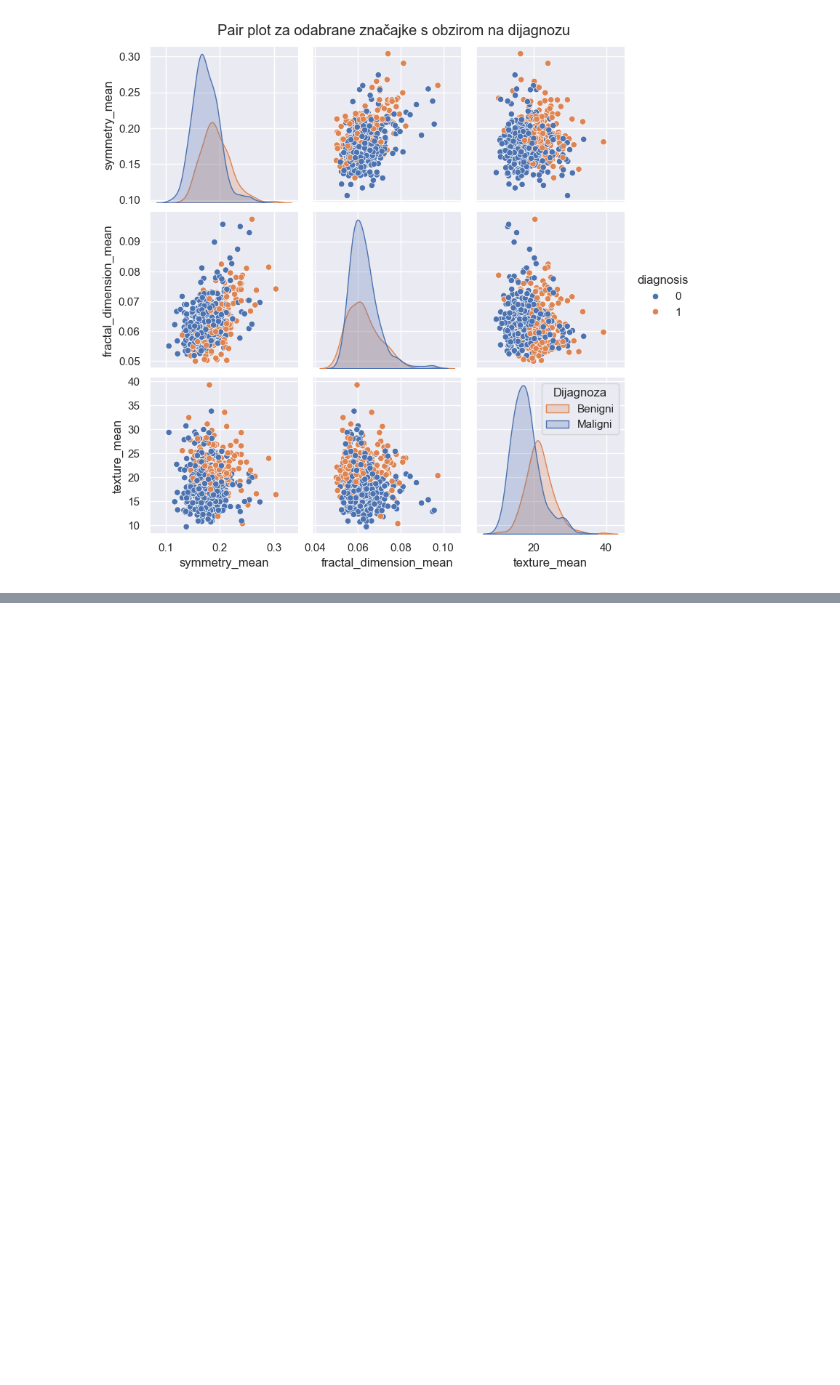
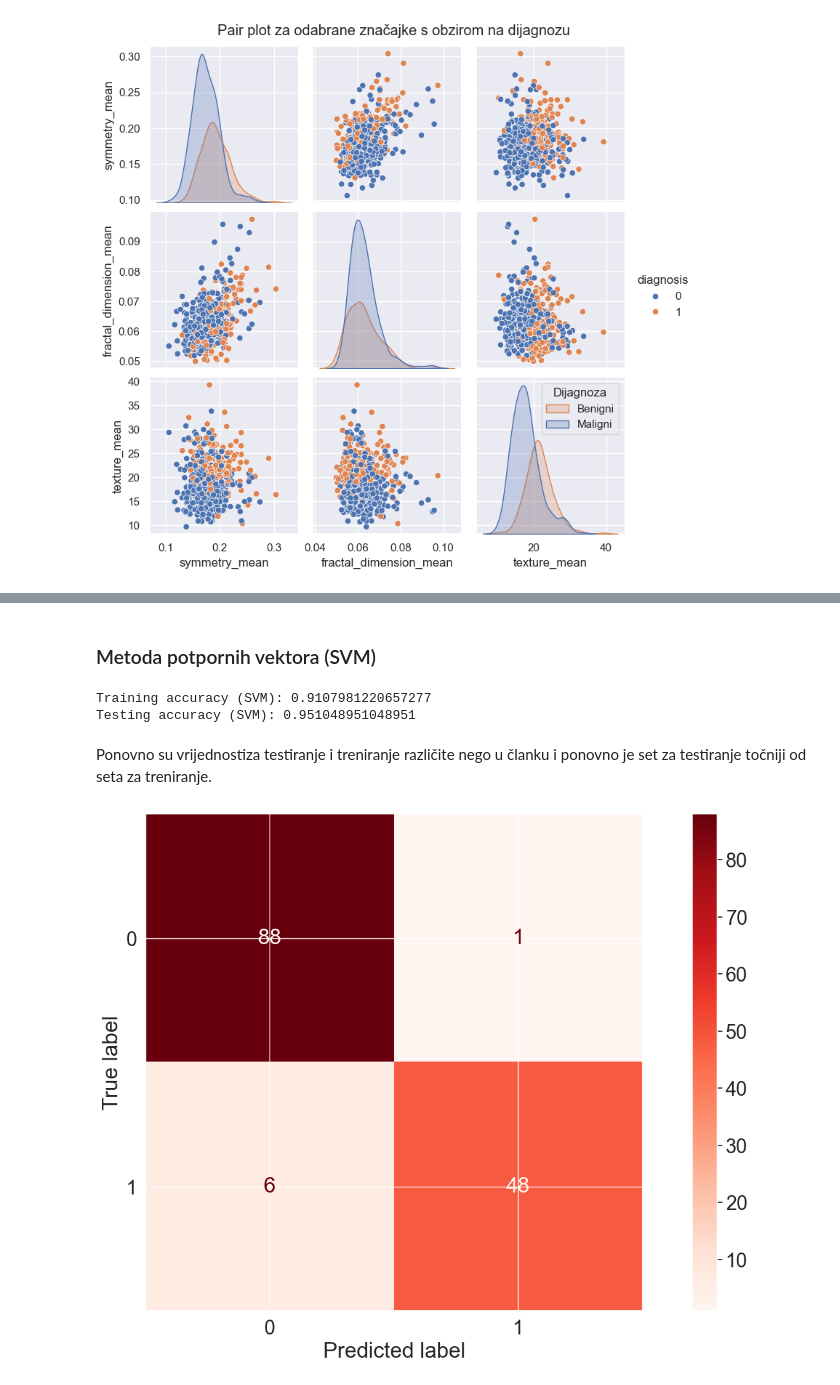
Before and after one commit to unamaravic/UZOP-projekt, a Jupyter notebook: UZOP-projekt.ipynb, the cells around one changed output, grey strips where cells are left out. Drawn from its saved outputs; the diff is of its cells as text; code cells hidden in the pictures; blank space fills up the shorter version.

```diff
--- a/UZOP-projekt.ipynb
+++ b/UZOP-projekt.ipynb
@@ -370,0 +481,2 @@ plt.show()
+# %% [markdown]
+### Metoda potpornih vektora (SVM)
@@ -370,0 +485,22 @@ plt.show()
+# %%
+model_svm = SVC()
+model_svm.fit(data_train.drop('diagnosis', axis=1), data_train['diagnosis'])
+train_predictions_svm = model_svm.predict(data_train.drop('diagnosis', axis=1))
+test_predictions_svm = model_svm.predict(data_test.drop('diagnosis', axis=1))
+training_accuracy_svm = accuracy_score(data_train['diagnosis'], train_predictions_svm)
+testing_accuracy_svm = accuracy_score(data_test['diagnosis'], test_predictions_svm)
+
+print("Training accuracy (SVM):", training_accuracy_svm)
+print("Testing accuracy (SVM):", testing_accuracy_svm)
+# %% [output]
+Training accuracy (SVM): 0.9107981220657277
+Testing accuracy (SVM): 0.951048951048951
+# %% [markdown]
+Ponovno su vrijednostiza testiranje i treniranje različite nego u članku i ponovno je set za testiranje točniji od seta za treniranje.
+# %%
+cm_test_svm = confusion_matrix(data_test['diagnosis'], test_predictions_svm)
+disp = ConfusionMatrixDisplay(confusion_matrix = cm_test_svm, display_labels=model_svm.classes_)
+disp.plot(cmap='Reds')
+plt.show()
+# %% [output]
+[figure, added]
```
Also changed, not shown: parts of 100 cells of this notebook.
